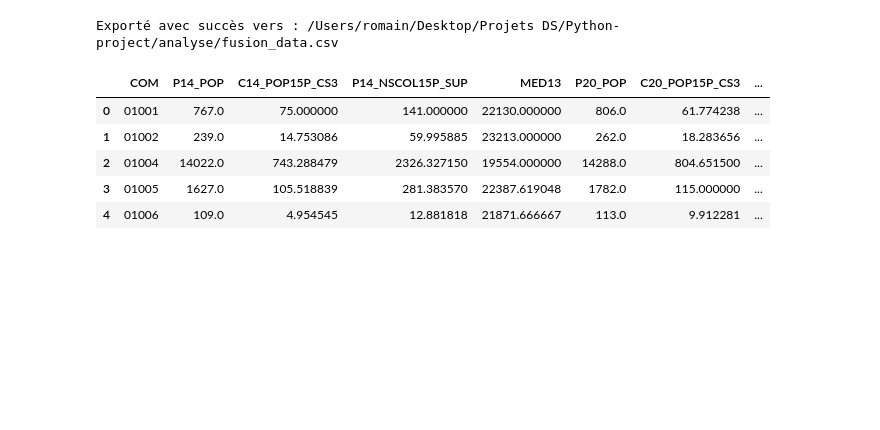
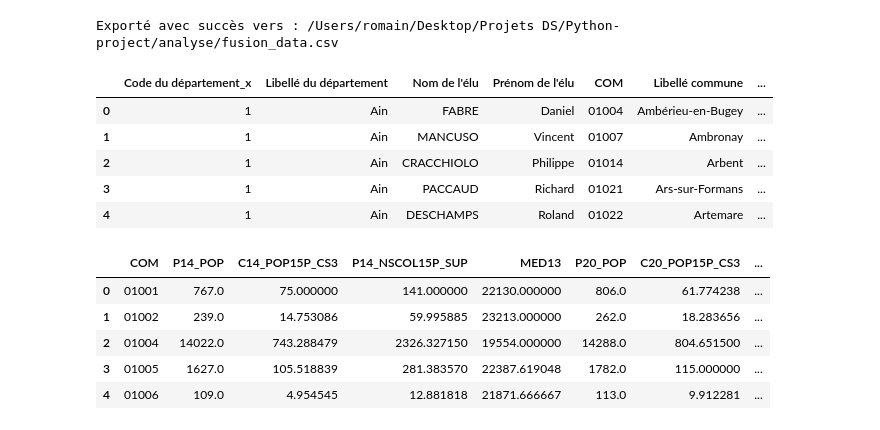
Before and after one commit to isa-j/Python-project, a Jupyter notebook: analyse/fusions_data.ipynb, the cells around one changed output. Cells and saved outputs as stored; diff of their text form; code cells hidden in the pictures; blank space fills up the shorter version.

```diff
--- a/analyse/fusions_data.ipynb
+++ b/analyse/fusions_data.ipynb
@@ -189,4 +189,13 @@ df_elec_2014 = df_elec_2014[ ['COM','Code Nuance 2014','D_elec_2014'] ]
 df_elec_2020 = df_elec_2020[ ['COM','Code Nuance 2020','D_elec_2020'] ]
+# %%
+df_elec_2020.head()
+# %% [output]
+|  | Code du département_x | Libellé du département | Nom de l'élu | Prénom de l'élu | COM | Libellé commune | ... |
+| 0 | 1 | Ain | FABRE | Daniel | 01004 | Ambérieu-en-Bugey | ... |
+| 1 | 1 | Ain | MANCUSO | Vincent | 01007 | Ambronay | ... |
+| 2 | 1 | Ain | CRACCHIOLO | Philippe | 01014 | Arbent | ... |
+| 3 | 1 | Ain | PACCAUD | Richard | 01021 | Ars-sur-Formans | ... |
+| 4 | 1 | Ain | DESCHAMPS | Roland | 01022 | Artemare | ... |
 # %%
 df_variables = pd.read_csv("/Users/romain/Desktop/Projets DS/Python-project/analyse/fusion_data.csv", dtype={'COM':'str'})
 df_variables.head()
```
Also changed, not shown: parts of 1 cell of this notebook, 1 other file.
